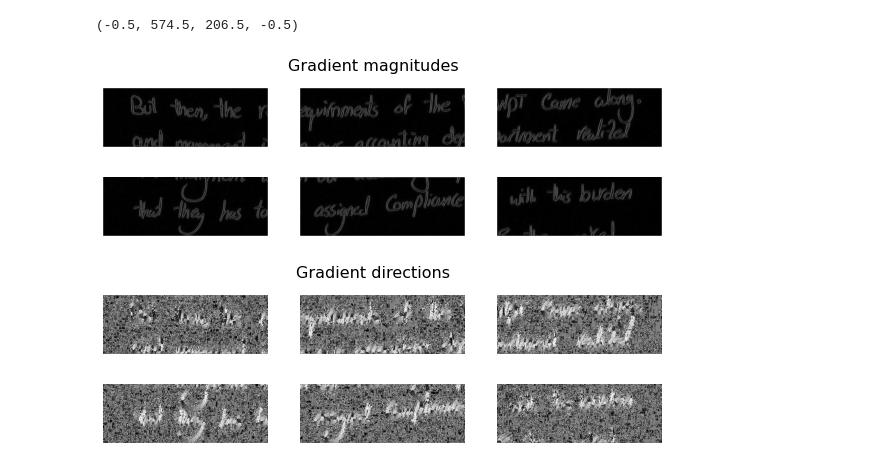
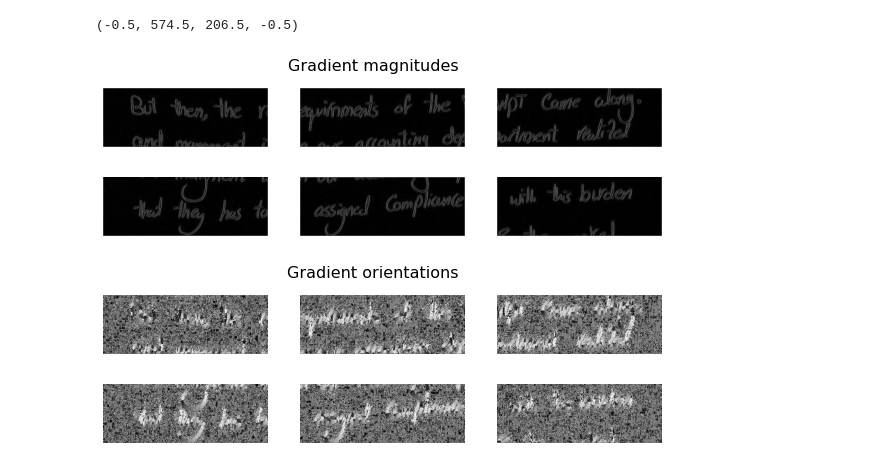
Before and after one commit to Omar-ahmed314/S-he-detector, a Jupyter notebook: HOG.ipynb, the cells around one changed output. Cells and saved outputs as stored; diff of their text form; code cells hidden in the pictures.

```diff
--- a/HOG.ipynb
+++ b/HOG.ipynb
@@ -8,7 +8,7 @@ def gradient_info(img):
     height=img.shape[0]
     width=img.shape[1]
     magnitude=[]
-    direction=[]
+    orientation=[]
 
     for j in range(height):
         mag_temp=[]
@@ -34,23 +34,23 @@ def gradient_info(img):
                 Gy= img[j+1][i] - img[j-1][i]
 
             # compute magnitude and save it in the list
-            mag_temp.append(math.sqrt(Gx**2 + Gy**2))
+            mag_temp.append(np.round(math.sqrt(Gx**2 + Gy**2),10))
 
             # compute angle and save it in the list
             if Gx==0:
-                dir_temp.append(math.degrees(0.0))
+                dir_temp.append(np.round(math.degrees(0.0),10))
             elif Gy==0:
-                dir_temp.append(math.degrees(-math.pi/2.0))
+                dir_temp.append(np.round(math.degrees(-math.pi/2.0),10))
             else:
-                dir_temp.append(float(math.degrees(np.arctan(Gx/Gy))))
+                dir_temp.append(np.round(float(math.degrees(np.arctan(Gx/Gy))),10))
 
         magnitude.append(mag_temp)
-        direction.append(dir_temp)
+        orientation.append(dir_temp)
 
     magnitude=np.array(magnitude)
-    direction=np.array(direction)
+    orientation=np.array(orientation)
 
-    return magnitude,direction
+    return magnitude,orientation
 # %%
 #-------------------- Testing gradient function ---------------------------
 
@@ -142,12 +141,12 @@ region1,region2,region3,region4,region5,region6= divide_line_to_regions(line_img
 
 # ---------------------- Computing gradient for each region ----------------------
 
-region1_gradient_magnitude,region1_gradient_direction=gradient_info(region1)
-region2_gradient_magnitude,region2_gradient_direction=gradient_info(region2)
-region3_gradient_magnitude,region3_gradient_direction=gradient_info(region3)
-region4_gradient_magnitude,region4_gradient_direction=gradient_info(region4)
-region5_gradient_magnitude,region5_gradient_direction=gradient_info(region5)
-region6_gradient_magnitude,region6_gradient_direction=gradient_info(region6)
+region1_gradient_magnitude,region1_gradient_orientation=gradient_info(region1)
+region2_gradient_magnitude,region2_gradient_orientation=gradient_info(region2)
+region3_gradient_magnitude,region3_gradient_orientation=gradient_info(region3)
+region4_gradient_magnitude,region4_gradient_orientation=gradient_info(region4)
+region5_gradient_magnitude,region5_gradient_orientation=gradient_info(region5)
+region6_gradient_magnitude,region6_gradient_orientation=gradient_info(region6)
 
 
 #---------------------- Plot gradient magnitude for each region -----------------
@@ -164,39 +163,39 @@ axs[0, 1].axis('off')
 axs[0, 2].imshow(region3_gradient_magnitude, cmap="gray")
 axs[0, 2].axis('off')
 
 axs[1, 0].imshow(region4_gradient_magnitude, cmap="gray")
 axs[1, 0].axis('off')
 
 axs[1, 1].imshow(region5_gradient_magnitude, cmap="gray")
 axs[1, 1].axis('off')
 
 axs[1, 2].imshow(region6_gradient_magnitude, cmap="gray")
 axs[1, 2].axis('off')
 
 
-#---------------------- Plot gradient direction for each region -----------------
+#---------------------- Plot gradient orientation for each region -----------------
 
 fig, axs = plt.subplots(2, 3, figsize=[10, 3])
-fig.suptitle('Gradient directions', fontsize=16)
+fig.suptitle('Gradient orientations', fontsize=16)
 
-axs[0, 0].imshow(region1_gradient_direction, cmap="gray")
+axs[0, 0].imshow(region1_gradient_orientation, cmap="gray")
 axs[0, 0].axis('off')
 
-axs[0, 1].imshow(region2_gradient_direction, cmap="gray")
+axs[0, 1].imshow(region2_gradient_orientation, cmap="gray")
 axs[0, 1].axis('off')
 
-axs[0, 2].imshow(region3_gradient_direction, cmap="gray")
+axs[0, 2].imshow(region3_gradient_orientation, cmap="gray")
 axs[0, 2].axis('off')
 
-axs[1, 0].imshow(region4_gradient_direction, cmap="gray")
+axs[1, 0].imshow(region4_gradient_orientation, cmap="gray")
 axs[1, 0].axis('off')
 
-axs[1, 1].imshow(region5_gradient_direction, cmap="gray")
+axs[1, 1].imshow(region5_gradient_orientation, cmap="gray")
 axs[1, 1].axis('off')
 
-axs[1, 2].imshow(region6_gradient_direction, cmap="gray")
+axs[1, 2].imshow(region6_gradient_orientation, cmap="gray")
 axs[1, 2].axis('off')
 # %% [output]
 (-0.5, 574.5, 206.5, -0.5)
 [figure]
-[figure, old version]
+[figure, new version]
```
Also changed, not shown: parts of 5 cells of this notebook.
